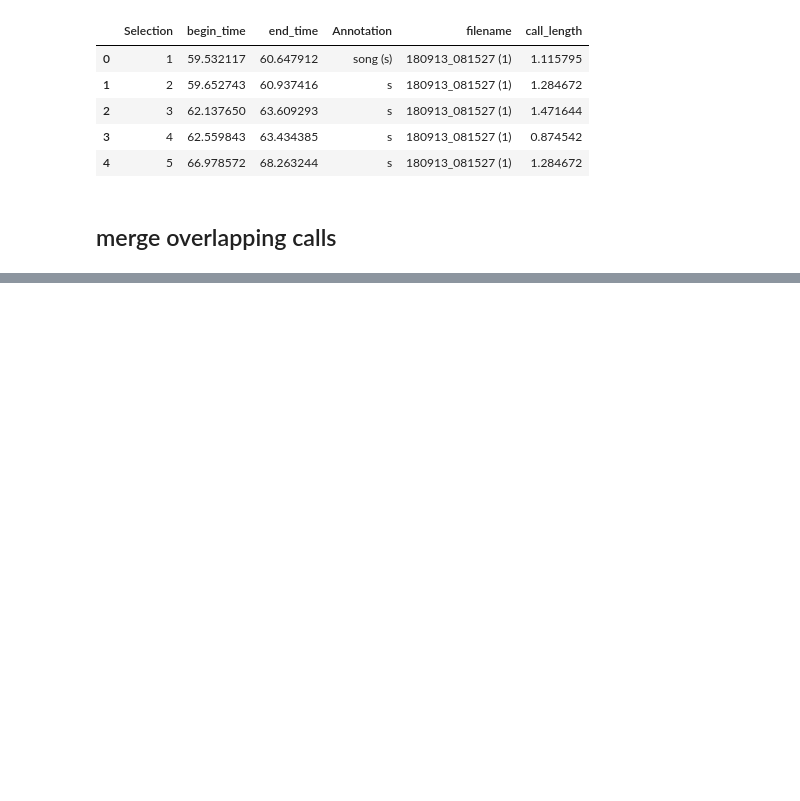
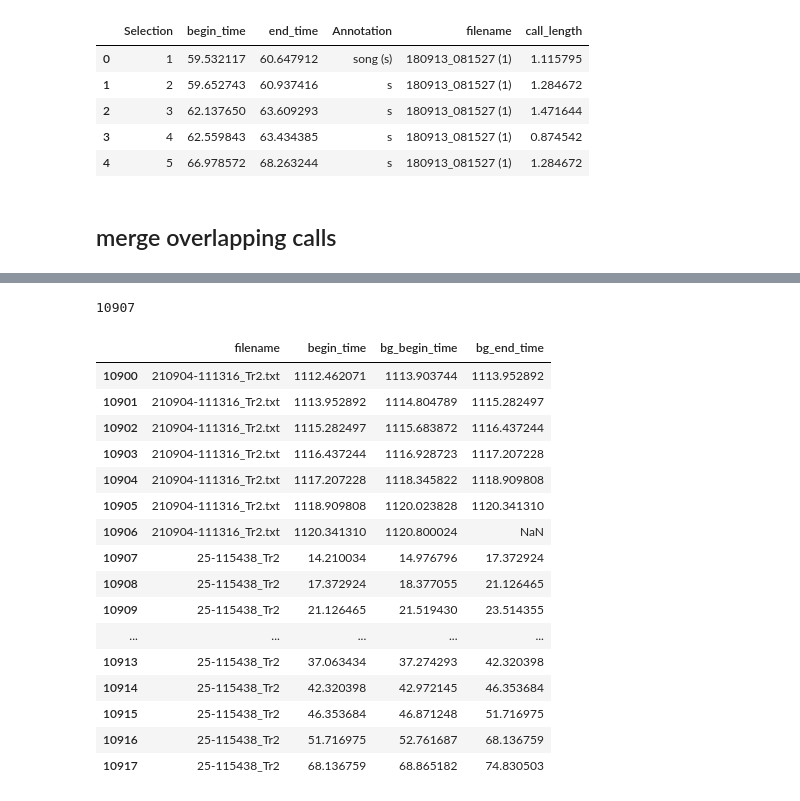
Before and after one commit to deep-voice/soundbay, a Jupyter notebook: notebooks/20221101_nw_2021_data_prep.ipynb, the cells around one changed output, grey strips where cells are left out. Cells and saved outputs as stored; diff of their text form; code cells hidden in the pictures; blank space fills up the shorter version.

```diff
--- a/notebooks/20221101_nw_2021_data_prep.ipynb
+++ b/notebooks/20221101_nw_2021_data_prep.ipynb
@@ -215,0 +311,24 @@ df_bg['merged'] = 0
+# %%
+df_bg[df_bg.filename == '25-115438_Tr2'].index.min()
+# %% [output]
+10907
+# %%
+df_bg.loc[10900:10917]
+# %% [output]
+|  | filename | begin_time | bg_begin_time | bg_end_time |
+| 10900 | 210904-111316_Tr2.txt | 1112.462071 | 1113.903744 | 1113.952892 |
+| 10901 | 210904-111316_Tr2.txt | 1113.952892 | 1114.804789 | 1115.282497 |
+| 10902 | 210904-111316_Tr2.txt | 1115.282497 | 1115.683872 | 1116.437244 |
+| 10903 | 210904-111316_Tr2.txt | 1116.437244 | 1116.928723 | 1117.207228 |
+| 10904 | 210904-111316_Tr2.txt | 1117.207228 | 1118.345822 | 1118.909808 |
+| 10905 | 210904-111316_Tr2.txt | 1118.909808 | 1120.023828 | 1120.341310 |
+| 10906 | 210904-111316_Tr2.txt | 1120.341310 | 1120.800024 | NaN |
+| 10907 | 25-115438_Tr2 | 14.210034 | 14.976796 | 17.372924 |
+| 10908 | 25-115438_Tr2 | 17.372924 | 18.377055 | 21.126465 |
+| 10909 | 25-115438_Tr2 | 21.126465 | 21.519430 | 23.514355 |
+| ... | ... | ... | ... | ... |
+| 10913 | 25-115438_Tr2 | 37.063434 | 37.274293 | 42.320398 |
+| 10914 | 25-115438_Tr2 | 42.320398 | 42.972145 | 46.353684 |
+| 10915 | 25-115438_Tr2 | 46.353684 | 46.871248 | 51.716975 |
+| 10916 | 25-115438_Tr2 | 51.716975 | 52.761687 | 68.136759 |
+| 10917 | 25-115438_Tr2 | 68.136759 | 68.865182 | 74.830503 |
```
Also changed, not shown: parts of 56 cells of this notebook.
